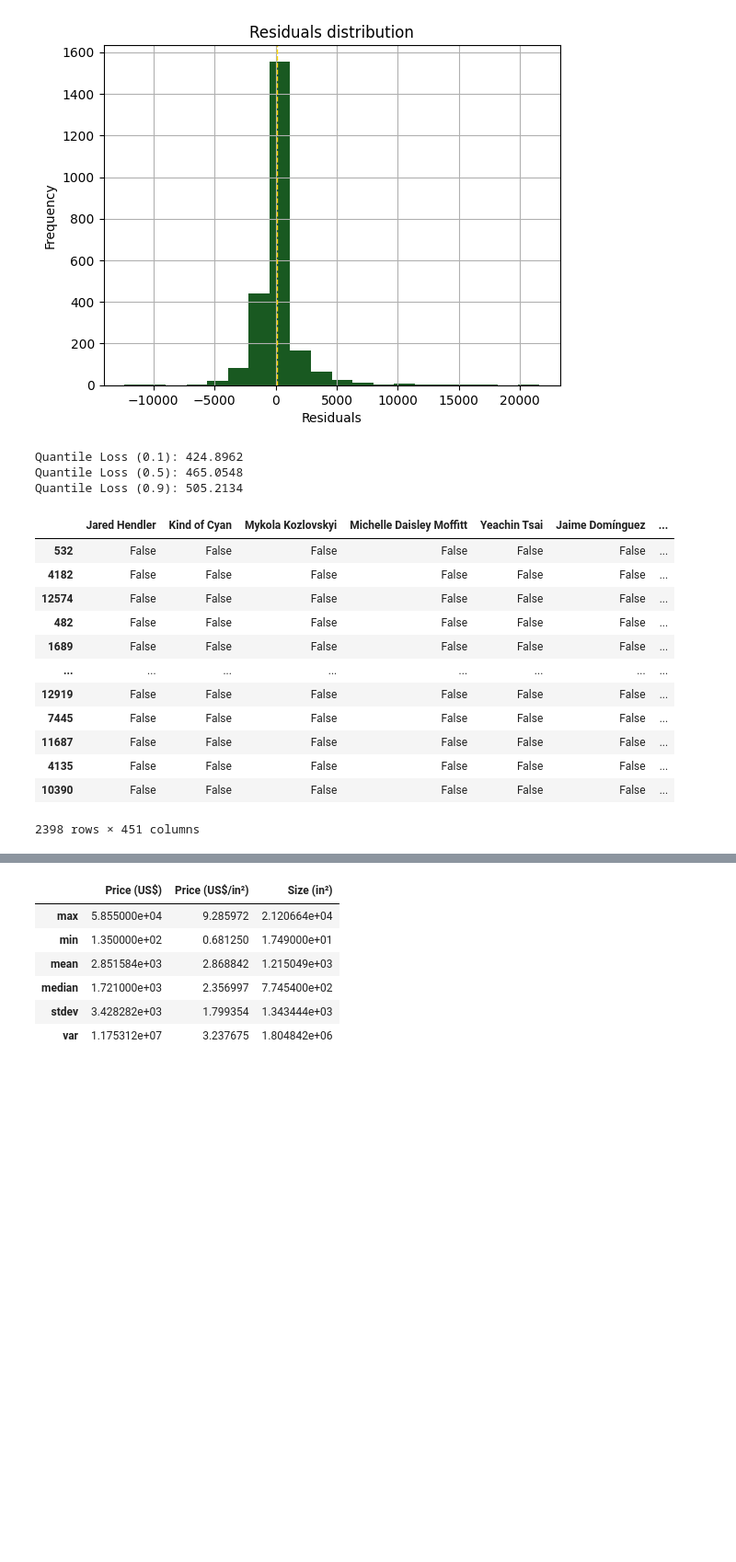
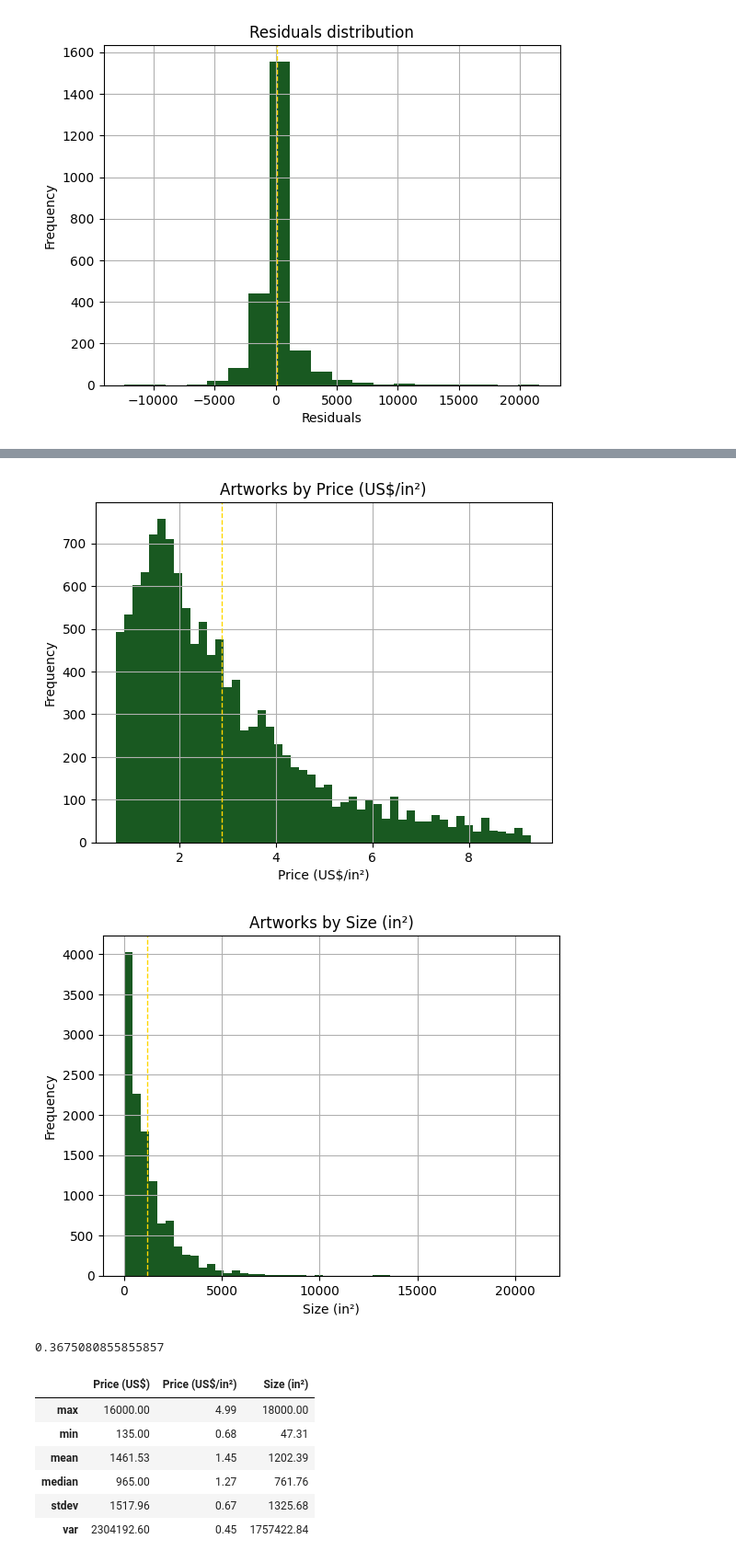
Before and after one commit to cryptogazzetta/Arte, a Jupyter notebook: analysis/saatchi_explore_artworks.ipynb, the cells around one changed output, grey strips where cells are left out. Shown at 92% size. Cells and saved outputs as stored; diff of their text form; code cells hidden in the pictures; blank space fills up the shorter version.

```diff
--- a/analysis/saatchi_explore_artworks.ipynb
+++ b/analysis/saatchi_explore_artworks.ipynb
@@ -240,7 +240,7 @@ def get_descriptive_stats_of_columns(dataframe, columns_names):
         descriptive_stats_df.loc['var', column_name] = column.var()
 
         modified_column_name = column_name.replace(' ', '_').replace('(', '').replace(')', '').replace('/', '_')
-        descritive_df.to_csv(f'data_files/descriptive_analysis_{modified_column_name}{quantile}.csv', index=False)
+        descriptive_stats_df.to_csv(f'data_files/descriptive_analysis_{modified_column_name}{quantile}.csv', index=False)
         plot_histogram(artworks[column_name], f'Artworks by {column_name}', column_name, 'Frequency')
 
     return descriptive_stats_df
@@ -571,52 +583,33 @@ residuals = y_test - y_pred
 plot_histogram(residuals, title='Residuals distribution', x_label='Residuals', y_label='Frequency', bins=20)
 # %% [output]
 [figure]
-# %%
-## QUANTILE LOSS
-
-def get_quantile_loss(y_true, y_pred, quantile):
-    errors = y_true - y_pred
-    return np.maximum(quantile * errors, (quantile - 1) * errors)
-
-for quantile in quantiles:
-    loss = get_quantile_loss(y_test, y_pred, quantile)
-    quantile_loss_value = np.mean(loss)
-    print(f"Quantile Loss ({quantile}): {quantile_loss_value:.4f}")
-# %% [output]
-Quantile Loss (0.1): 424.8962
-Quantile Loss (0.5): 465.0548
-Quantile Loss (0.9): 505.2134
-# %%
-x_test
-# %% [output]
-|  | Jared Hendler | Kind of Cyan | Mykola Kozlovskyi | Michelle Daisley Moffitt | Yeachin Tsai | Jaime Domínguez | ... |
-| 532 | False | False | False | False | False | False | ... |
-| 4182 | False | False | False | False | False | False | ... |
-| 12574 | False | False | False | False | False | False | ... |
-| 482 | False | False | False | False | False | False | ... |
-| 1689 | False | False | False | False | False | False | ... |
-| ... | ... | ... | ... | ... | ... | ... | ... |
-| 12919 | False | False | False | False | False | False | ... |
-| 7445 | False | False | False | False | False | False | ... |
-| 11687 | False | False | False | False | False | False | ... |
-| 4135 | False | False | False | False | False | False | ... |
-| 10390 | False | False | False | False | False | False | ... |
-2398 rows × 451 columns
+# %%
+## DUMMIES DATAFRAME FOR CASE STUDIES
+
+case_studies_dummies = test_dummies
+
+case_studies_dummies['Predicted Price (US$)'] = y_pred
+case_studies_dummies['Residual Price (US$)'] = case_studies_dummies['Predicted Price (US$)'] - case_studies_dummies['Price (US$)']
+case_studies_dummies['Residual Price (%)'] = case_studies_dummies['Residual Price (US$)'] / case_studies_dummies['Price (US$)']
+case_studies_dummies['Price (US$/in²)'] = case_studies_dummies['Price (US$)'] / case_studies_dummies['Size (in²)']
 # %%
-## DESCRITIVE ANALYSIS OF ARTWORKS WITH LARGE RESIDUALS
+## CASE STUDIES: LARGE RESIDUALS
 
-x_test['Residual'] = y_pred - y_test
 # get 0.75 quantile of residuals
-q75 = x_test['Residual'].quantile(0.75)
+q75 = case_studies_dummies['Residual Price (%)'].quantile(0.75)
 # get the artworks with index in large_residual_indices
-large_residual_indices = x_test[x_test['Residual'] > q75].index
-large_residual_artworks = artworks.loc[large_residual_indices]
+large_residual_indices = case_studies_dummies[case_studies_dummies['Residual Price (%)'] > q75].index
+large_residual_artworks = case_studies_dummies.loc[large_residual_indices]
 
 
 columns_names = ['Price (US$)', 'Price (US$/in²)', 'Size (in²)']
 
-descriptive_df = get_descriptive_stats_of_column(large_residual_artworks, columns_names)
-descriptive_df.to_csv(f'data_files/descriptive_analysis_{column_name}_large_residuals.csv')
+descriptive_df_large_residuals = get_descriptive_stats_of_columns(large_residual_artworks, columns_names)
+# avoid scientific notation on df
+pd.options.display.float_format = '{:.2f}'.format
 
-descritive_df
+descriptive_df_large_residuals.to_csv(f'data_files/descriptive_analysis_{column_name}_large_residuals.csv')
+
+print(q75)
+descriptive_df_large_residuals
 # %% [output]
@@ -623,7 +617,10 @@ descritive_df
+[figure, added]
+[figure, added]
+0.3675080855855857
 |  | Price (US$) | Price (US$/in²) | Size (in²) |
-| max | 5.855000e+04 | 9.285972 | 2.120664e+04 |
-| min | 1.350000e+02 | 0.681250 | 1.749000e+01 |
-| mean | 2.851584e+03 | 2.868842 | 1.215049e+03 |
-| median | 1.721000e+03 | 2.356997 | 7.745400e+02 |
-| stdev | 3.428282e+03 | 1.799354 | 1.343444e+03 |
-| var | 1.175312e+07 | 3.237675 | 1.804842e+06 |
+| max | 16000.00 | 4.99 | 18000.00 |
+| min | 135.00 | 0.68 | 47.31 |
+| mean | 1461.53 | 1.45 | 1202.39 |
+| median | 965.00 | 1.27 | 761.76 |
+| stdev | 1517.96 | 0.67 | 1325.68 |
+| var | 2304192.60 | 0.45 | 1757422.84 |
```
Also changed, not shown: parts of 8 cells of this notebook, 4 other files.
